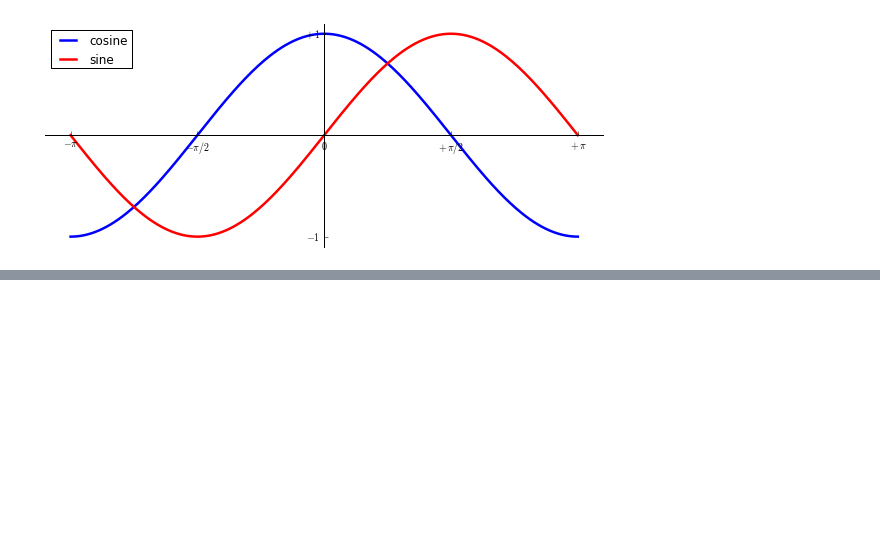
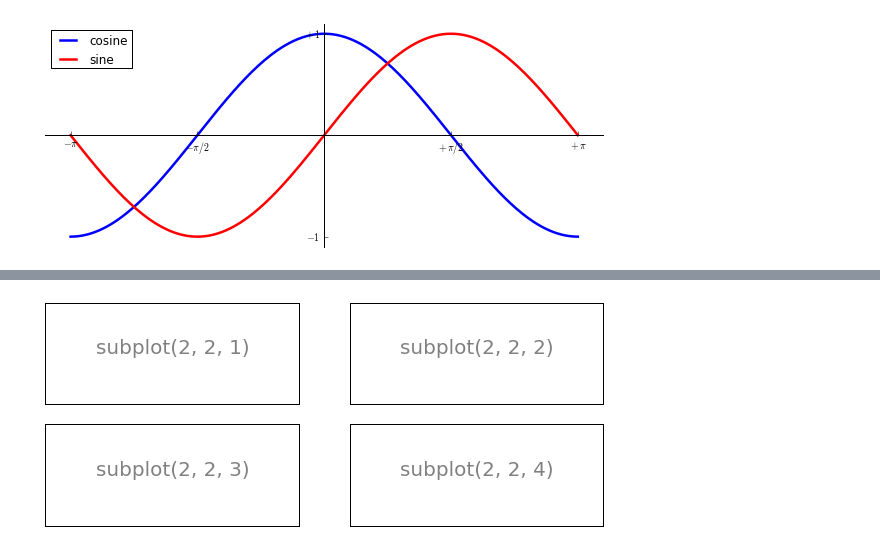
Before and after one commit to LUMC/python-course, a Jupyter notebook: matplotlib-intro/matplotlib-intro.ipynb, the cells around one changed output, grey strips where cells are left out. Saved outputs shown, nothing was run; the diff lists cells and outputs as text; code cells hidden in the pictures; blank space fills up the shorter version.

```diff
--- a/matplotlib-intro/matplotlib-intro.ipynb
+++ b/matplotlib-intro/matplotlib-intro.ipynb
@@ -266,0 +314,7 @@ legend(loc='upper left');
+# %%
+for i in range(1, 5):
+    subplot(2, 2, i)
+    xticks([]); yticks([])
+    text(0.5, 0.5, 'subplot(2, 2, %d)' % i, ha='center', size=20, alpha=.5)
+# %% [output]
+[figure, added]
```
Also changed, not shown: parts of 14 cells of this notebook.
